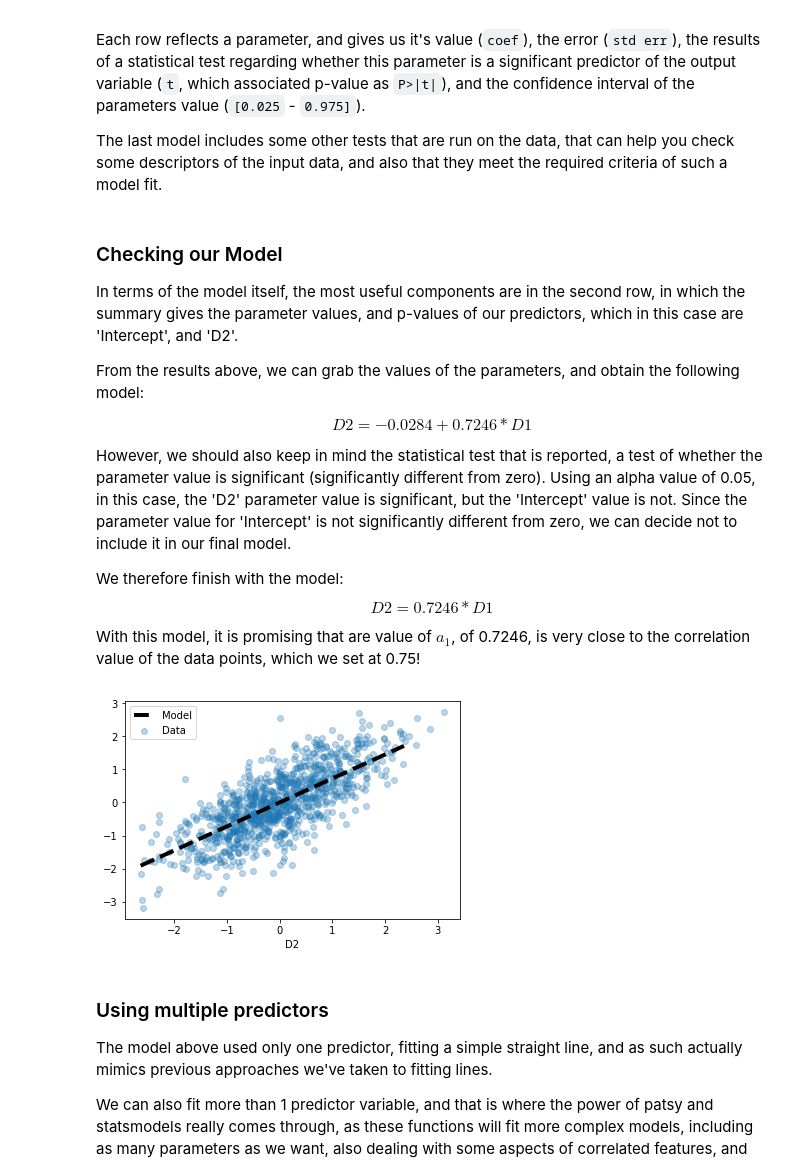
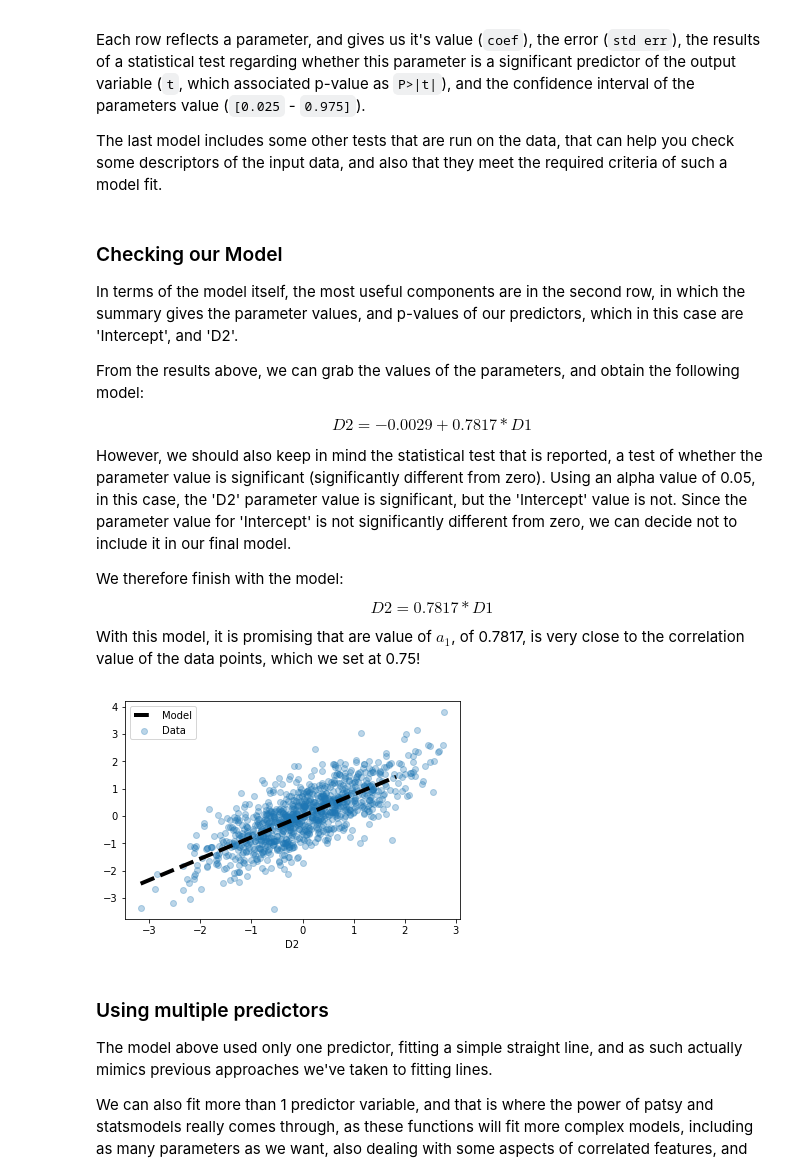
Before and after one commit to COGS108/Tutorials, a Jupyter notebook: 14-LinearModels.ipynb, the cells around one changed output. Drawn from its saved outputs; the diff is of its cells as text; code cells hidden in the pictures.

```diff
--- a/14-LinearModels.ipynb
+++ b/14-LinearModels.ipynb
@@ -163,30 +163,30 @@ In terms of the model itself, the most useful components are in the second row,
 
 From the results above, we can grab the values of the parameters, and obtain the following model:
 
-$$ D2 = -0.0284 + 0.7246 * D1 $$
+$$ D2 = -0.0029 + 0.7817 * D1 $$
 
 However, we should also keep in mind the statistical test that is reported, a test of whether the parameter value is significant (significantly different from zero). Using an alpha value of 0.05, in this case, the 'D2' parameter value is significant, but the 'Intercept' value is not. Since the parameter value for 'Intercept' is not significantly different from zero, we can decide not to include it in our final model.
 
 We therefore finish with the model:
-$$ D2 = 0.7246 * D1 $$
+$$ D2 = 0.7817 * D1 $$
 
-With this model, it is promising that are value of $a_1$, of 0.7246, is very close to the correlation value of the data points, which we set at 0.75!
+With this model, it is promising that are value of $a_1$, of 0.7817, is very close to the correlation value of the data points, which we set at 0.75!
 # %%
 ## Plot the model fit line
 
 # Plot the orginal data (as before)
 plt.scatter(df['D1'], df['D2'], alpha=0.3, label='Data');
 
 # Generate and plot the model fit line
 xs = np.arange(df['D1'].min(), df['D1'].max())
-ys = 0.7246 * xs
+ys = 0.7817 * xs
 plt.plot(xs, ys, '--k', linewidth=4, label='Model')
 
 plt.xlabel('D1')
 plt.xlabel('D2')
 plt.legend();
 # %% [output]
-[figure, old version]
+[figure, new version]
 # %% [markdown]
 ### Using multiple predictors
 
```
Also changed, not shown: parts of 8 cells of this notebook.
